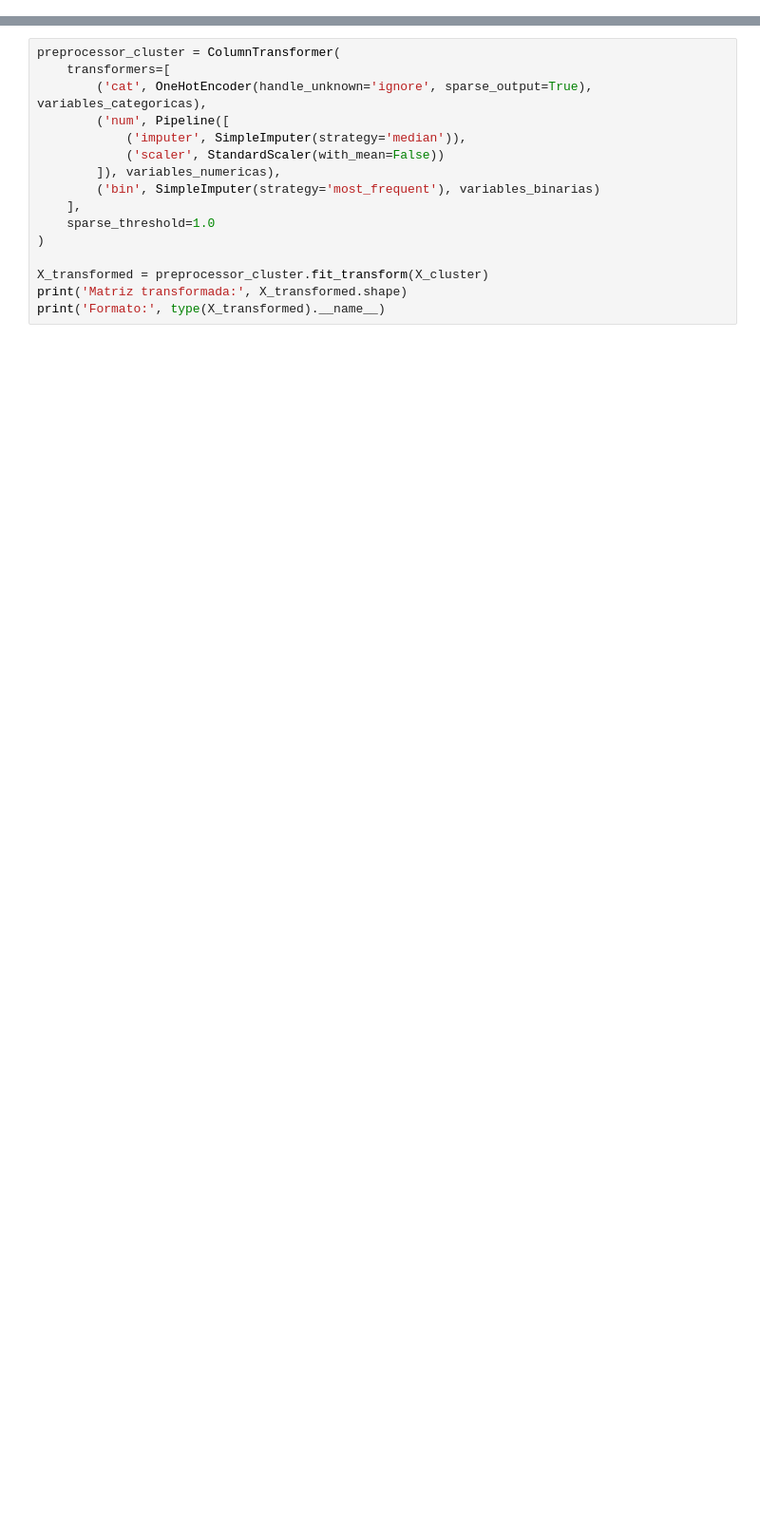
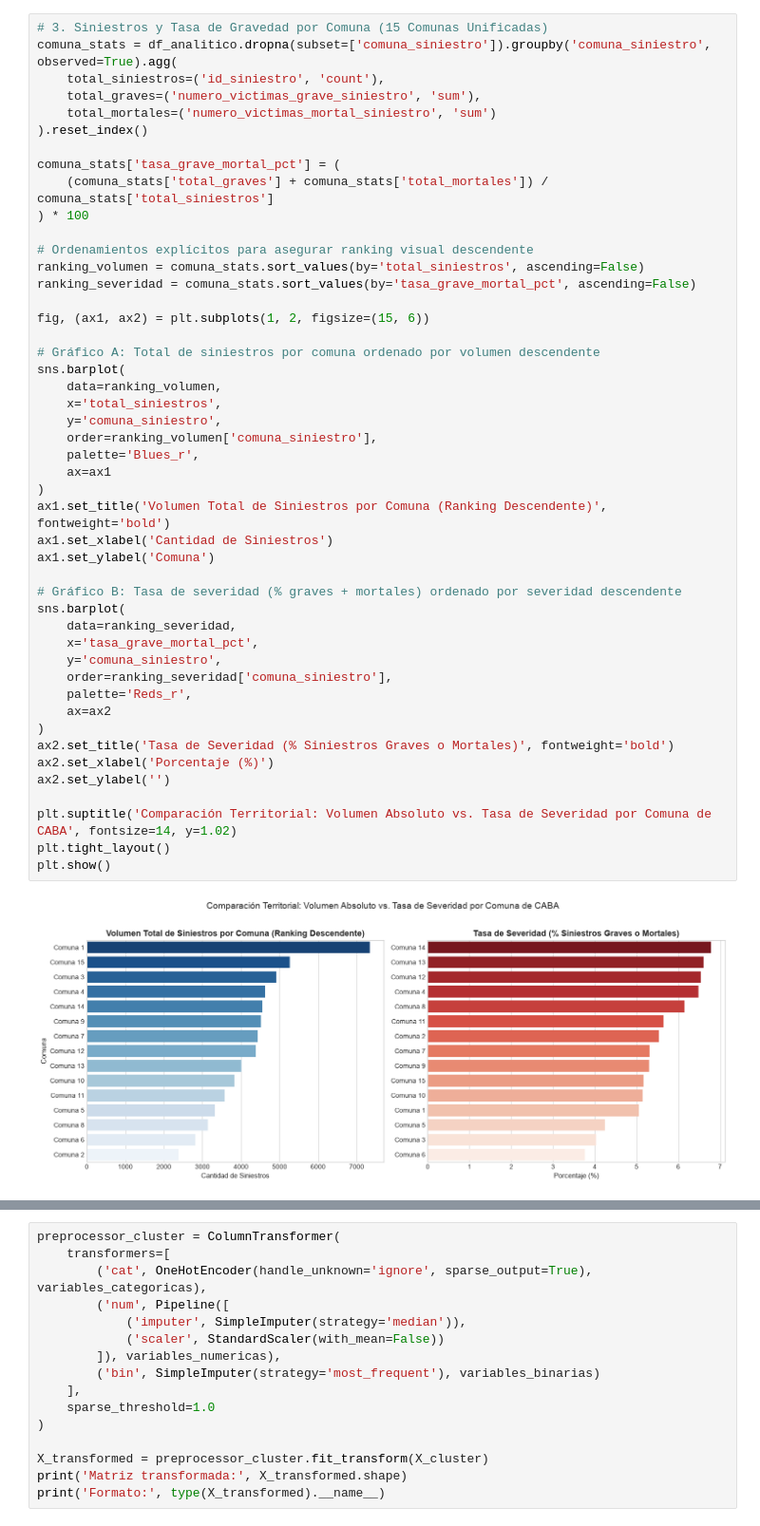
Before and after one commit to diegobianqui/DATA_SCIENCE_GROUP_8, a Jupyter notebook: Entrega_4_Modelos_No_Supervisados_Clustering_Siniestros_Viales_CABA.ipynb, the cells around one changed output, grey strips where cells are left out. Shown at 95% size. Drawn from its saved outputs; the diff is of its cells as text; blank space fills up the shorter version.

```diff
--- a/Entrega_4_Modelos_No_Supervisados_Clustering_Siniestros_Viales_CABA.ipynb
+++ b/Entrega_4_Modelos_No_Supervisados_Clustering_Siniestros_Viales_CABA.ipynb
@@ -175,0 +1623,49 @@ Las variables numéricas se imputan por mediana y se escalan. Las categóricas s
+# %%
+# 3. Siniestros y Tasa de Gravedad por Comuna (15 Comunas Unificadas)
+comuna_stats = df_analitico.dropna(subset=['comuna_siniestro']).groupby('comuna_siniestro', observed=True).agg(
+    total_siniestros=('id_siniestro', 'count'),
+    total_graves=('numero_victimas_grave_siniestro', 'sum'),
+    total_mortales=('numero_victimas_mortal_siniestro', 'sum')
+).reset_index()
+
+comuna_stats['tasa_grave_mortal_pct'] = (
+    (comuna_stats['total_graves'] + comuna_stats['total_mortales']) / comuna_stats['total_siniestros']
+) * 100
+
+# Ordenamientos explícitos para asegurar ranking visual descendente
+ranking_volumen = comuna_stats.sort_values(by='total_siniestros', ascending=False)
+ranking_severidad = comuna_stats.sort_values(by='tasa_grave_mortal_pct', ascending=False)
+
+fig, (ax1, ax2) = plt.subplots(1, 2, figsize=(15, 6))
+
+# Gráfico A: Total de siniestros por comuna ordenado por volumen descendente
+sns.barplot(
+    data=ranking_volumen,
+    x='total_siniestros',
+    y='comuna_siniestro',
+    order=ranking_volumen['comuna_siniestro'],
+    palette='Blues_r',
+    ax=ax1
+)
+ax1.set_title('Volumen Total de Siniestros por Comuna (Ranking Descendente)', fontweight='bold')
+ax1.set_xlabel('Cantidad de Siniestros')
+ax1.set_ylabel('Comuna')
+
+# Gráfico B: Tasa de severidad (% graves + mortales) ordenado por severidad descendente
+sns.barplot(
+    data=ranking_severidad,
+    x='tasa_grave_mortal_pct',
+    y='comuna_siniestro',
+    order=ranking_severidad['comuna_siniestro'],
+    palette='Reds_r',
+    ax=ax2
+)
+ax2.set_title('Tasa de Severidad (% Siniestros Graves o Mortales)', fontweight='bold')
+ax2.set_xlabel('Porcentaje (%)')
+ax2.set_ylabel('')
+
+plt.suptitle('Comparación Territorial: Volumen Absoluto vs. Tasa de Severidad por Comuna de CABA', fontsize=14, y=1.02)
+plt.tight_layout()
+plt.show()
+# %% [output]
+[figure, added]
```
Also changed, not shown: parts of 176 cells of this notebook.
